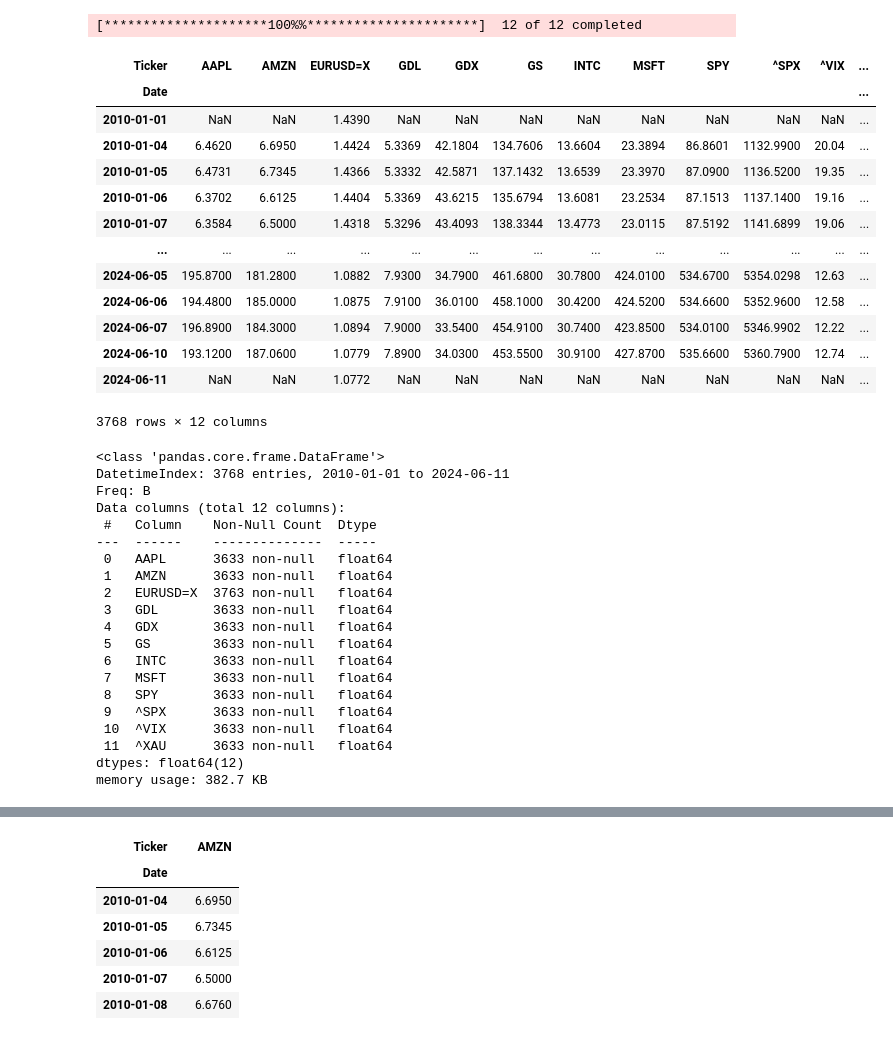
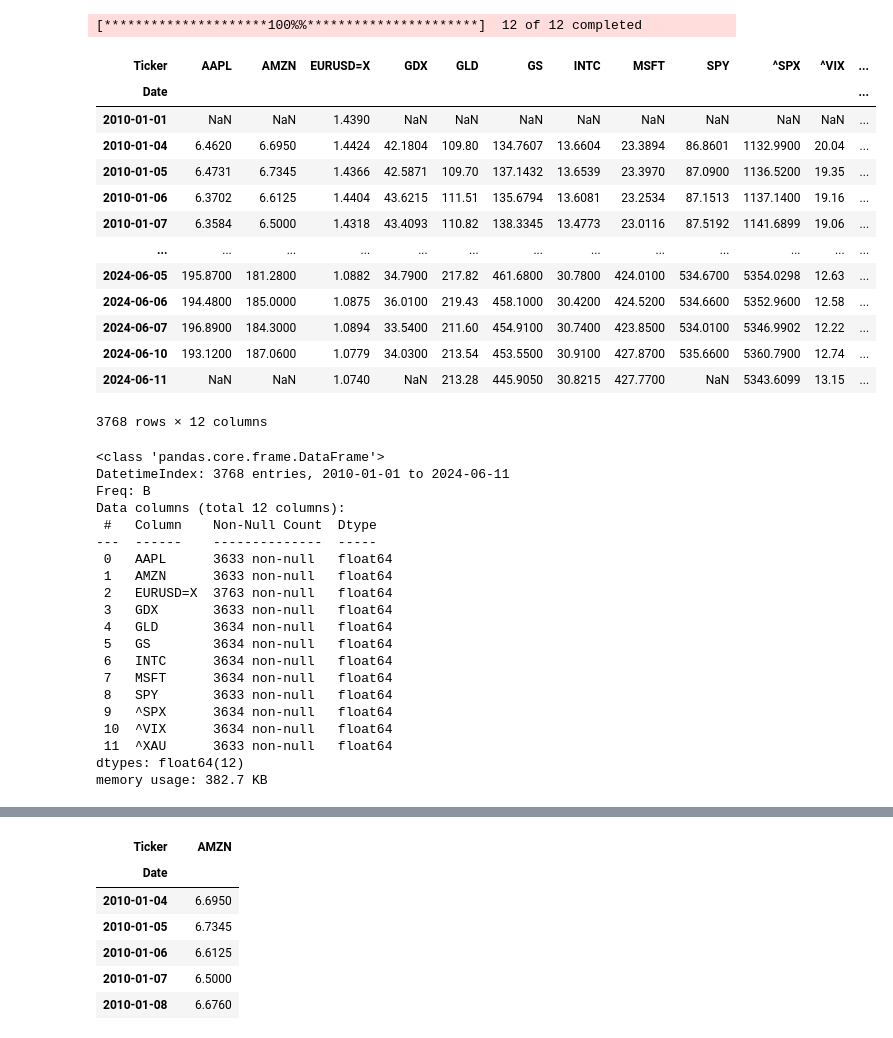
Before and after one commit to songseogyeong/study-time_series, a Jupyter notebook: d_financial_market.ipynb, the cells around one changed output, grey strips where cells are left out. Saved outputs shown, nothing was run; the diff lists cells and outputs as text; code cells hidden in the pictures.

```diff
--- a/d_financial_market.ipynb
+++ b/d_financial_market.ipynb
@@ -32,33 +18,36 @@ x축이 수익률
 # %%
 import yfinance as yf
 
-# VIX는 투자자들이 향후 30일간 S&P 500지수가 얼마나 변동할 것으로 생각하는 지를 반영한 지수이다.
+# VIX는 투자자들이 향후 30일간 S&P 500지수가 얼마나 변동할 것인지를 반영한 지수이다.
 # 투자자들이 투자 결정을 내리기 전에 시장 리스크, 공포 및 스트레스를 측정하는 데 사용한다.
 columns = ['AAPL', 'MSFT', 'INTC', 'AMZN', 'GS',
-           'SPY', '^SPX', '^VIX', 'EURUSD=X', '^XAU', 'GDX', 'GDL']
-# 애플, 마이크로소프트, 인텔, 아마존, GS(미국은행)...
-# 'SPY', '^SPX'(상위 오백개), '^VIX'뉴욕 증시....
-# ^XAU'(현물) GDX(금광업체), GDL(펀드) = 금
+           'SPY', '^SPX', '^VIX', 'EURUSD=X', '^XAU', 'GDX', 'GLD']
+# AAPL = 애플, MSFT= 마이크로소프트, INTC = 인텔, AMZN = 아마존, GS = 미국은행
+# SPY, ^SPX, ^VIX = 뉴욕 증시, ^SPX = 상위 오백개
+# EURUSD=X = 유로 대 미국 달러 환율
+# ^XAU = 금 현물, GDX = 금광 업체, GLD = 금 펀드
 
+# 특정 주식 데이터 다운로드 후 단변량 시계열 데이터 프레임으로 변환 (소수점자리 까지 표기)
 f_df = yf.download(columns, start='2010-01-01')['Adj Close'].round(4)
 f_df
 # %% [output]
 [*********************100%%**********************]  12 of 12 completed
-| Ticker | AAPL | AMZN | EURUSD=X | GDL | GDX | GS | INTC | MSFT | SPY | ^SPX | ^VIX | ... |
+| Ticker | AAPL | AMZN | EURUSD=X | GDX | GLD | GS | INTC | MSFT | SPY | ^SPX | ^VIX | ... |
 | Date |  |  |  |  |  |  |  |  |  |  |  | ... |
 | 2010-01-01 | NaN | NaN | 1.4390 | NaN | NaN | NaN | NaN | NaN | NaN | NaN | NaN | ... |
-| 2010-01-04 | 6.4620 | 6.6950 | 1.4424 | 5.3369 | 42.1804 | 134.7606 | 13.6604 | 23.3894 | 86.8601 | 1132.9900 | 20.04 | ... |
-| 2010-01-05 | 6.4731 | 6.7345 | 1.4366 | 5.3332 | 42.5871 | 137.1432 | 13.6539 | 23.3970 | 87.0900 | 1136.5200 | 19.35 | ... |
-| 2010-01-06 | 6.3702 | 6.6125 | 1.4404 | 5.3369 | 43.6215 | 135.6794 | 13.6081 | 23.2534 | 87.1513 | 1137.1400 | 19.16 | ... |
-| 2010-01-07 | 6.3584 | 6.5000 | 1.4318 | 5.3296 | 43.4093 | 138.3344 | 13.4773 | 23.0115 | 87.5192 | 1141.6899 | 19.06 | ... |
+| 2010-01-04 | 6.4620 | 6.6950 | 1.4424 | 42.1804 | 109.80 | 134.7607 | 13.6604 | 23.3894 | 86.8601 | 1132.9900 | 20.04 | ... |
+| 2010-01-05 | 6.4731 | 6.7345 | 1.4366 | 42.5871 | 109.70 | 137.1432 | 13.6539 | 23.3970 | 87.0900 | 1136.5200 | 19.35 | ... |
+| 2010-01-06 | 6.3702 | 6.6125 | 1.4404 | 43.6215 | 111.51 | 135.6794 | 13.6081 | 23.2534 | 87.1513 | 1137.1400 | 19.16 | ... |
+| 2010-01-07 | 6.3584 | 6.5000 | 1.4318 | 43.4093 | 110.82 | 138.3345 | 13.4773 | 23.0116 | 87.5192 | 1141.6899 | 19.06 | ... |
 | ... | ... | ... | ... | ... | ... | ... | ... | ... | ... | ... | ... | ... |
-| 2024-06-05 | 195.8700 | 181.2800 | 1.0882 | 7.9300 | 34.7900 | 461.6800 | 30.7800 | 424.0100 | 534.6700 | 5354.0298 | 12.63 | ... |
-| 2024-06-06 | 194.4800 | 185.0000 | 1.0875 | 7.9100 | 36.0100 | 458.1000 | 30.4200 | 424.5200 | 534.6600 | 5352.9600 | 12.58 | ... |
-| 2024-06-07 | 196.8900 | 184.3000 | 1.0894 | 7.9000 | 33.5400 | 454.9100 | 30.7400 | 423.8500 | 534.0100 | 5346.9902 | 12.22 | ... |
-| 2024-06-10 | 193.1200 | 187.0600 | 1.0779 | 7.8900 | 34.0300 | 453.5500 | 30.9100 | 427.8700 | 535.6600 | 5360.7900 | 12.74 | ... |
-| 2024-06-11 | NaN | NaN | 1.0772 | NaN | NaN | NaN | NaN | NaN | NaN | NaN | NaN | ... |
+| 2024-06-05 | 195.8700 | 181.2800 | 1.0882 | 34.7900 | 217.82 | 461.6800 | 30.7800 | 424.0100 | 534.6700 | 5354.0298 | 12.63 | ... |
+| 2024-06-06 | 194.4800 | 185.0000 | 1.0875 | 36.0100 | 219.43 | 458.1000 | 30.4200 | 424.5200 | 534.6600 | 5352.9600 | 12.58 | ... |
+| 2024-06-07 | 196.8900 | 184.3000 | 1.0894 | 33.5400 | 211.60 | 454.9100 | 30.7400 | 423.8500 | 534.0100 | 5346.9902 | 12.22 | ... |
+| 2024-06-10 | 193.1200 | 187.0600 | 1.0779 | 34.0300 | 213.54 | 453.5500 | 30.9100 | 427.8700 | 535.6600 | 5360.7900 | 12.74 | ... |
+| 2024-06-11 | NaN | NaN | 1.0740 | NaN | 213.28 | 445.9050 | 30.8215 | 427.7700 | NaN | 5343.6099 | 13.15 | ... |
 3768 rows × 12 columns
 # %%
+# 데이터 정보 출력
 f_df.info()
 # %% [output]
 <class 'pandas.core.frame.DataFrame'>
@@ -70,14 +59,14 @@ Data columns (total 12 columns):
  0   AAPL      3633 non-null   float64
  1   AMZN      3633 non-null   float64
  2   EURUSD=X  3763 non-null   float64
- 3   GDL       3633 non-null   float64
- 4   GDX       3633 non-null   float64
- 5   GS        3633 non-null   float64
- 6   INTC      3633 non-null   float64
- 7   MSFT      3633 non-null   float64
+ 3   GDX       3633 non-null   float64
+ 4   GLD       3634 non-null   float64
+ 5   GS        3634 non-null   float64
+ 6   INTC      3634 non-null   float64
+ 7   MSFT      3634 non-null   float64
  8   SPY       3633 non-null   float64
- 9   ^SPX      3633 non-null   float64
- 10  ^VIX      3633 non-null   float64
+ 9   ^SPX      3634 non-null   float64
+ 10  ^VIX      3634 non-null   float64
  11  ^XAU      3633 non-null   float64
 dtypes: float64(12)
 memory usage: 382.7 KB
```
Also changed, not shown: parts of 21 cells of this notebook, 5 other files.
